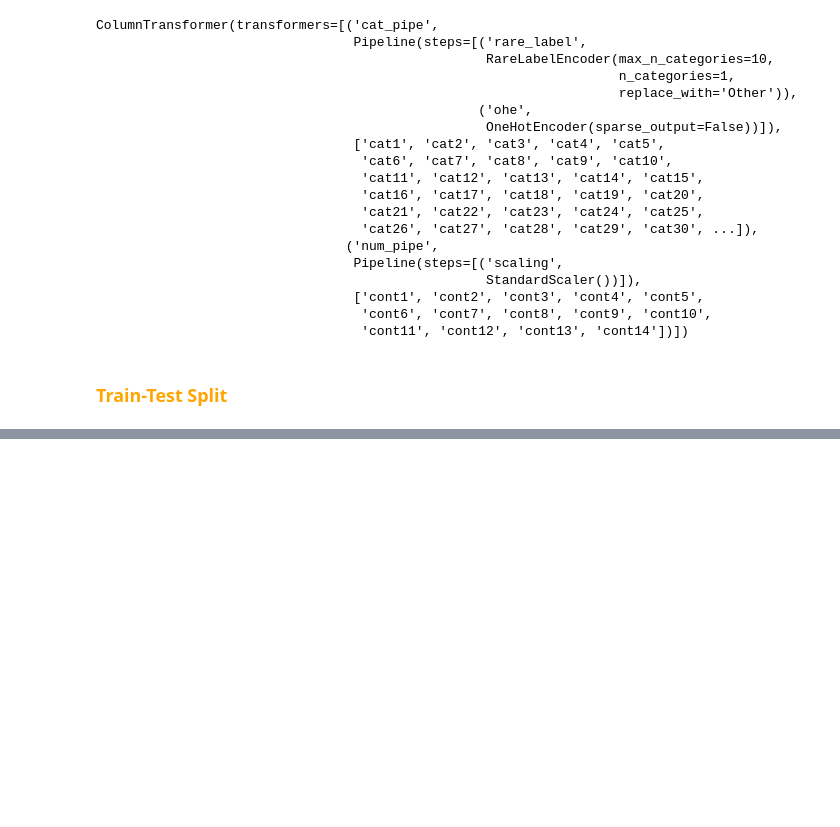
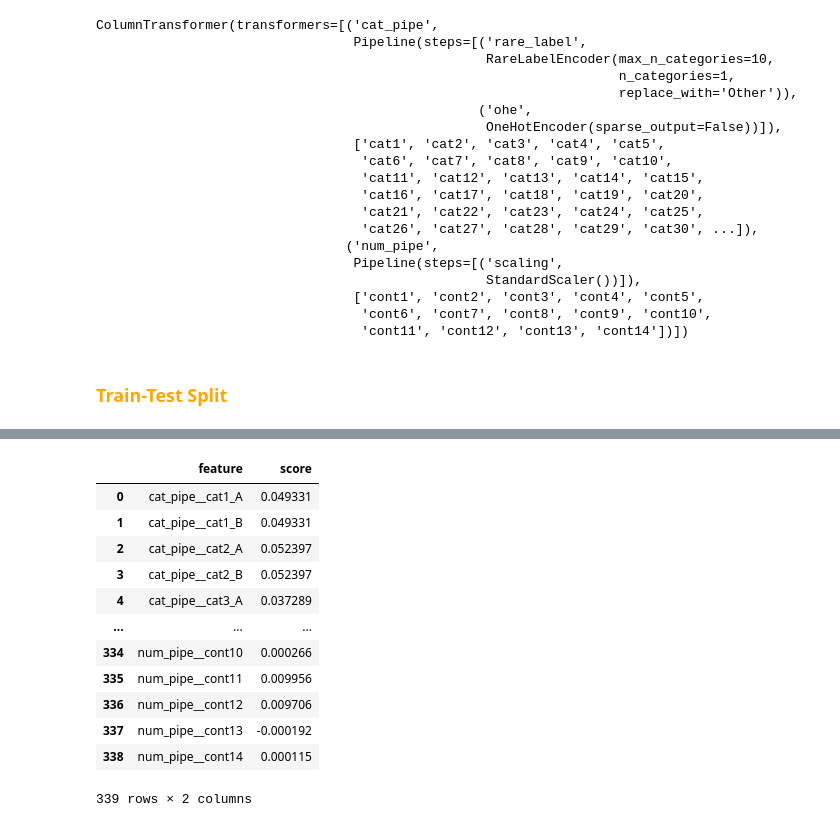
Before and after one commit to Aryan-Kaisth/Tail_Risk_Modeling_of_Insurance_Claim_Severity, a Jupyter notebook: notebooks/feature_engineering.ipynb, the cells around one changed output, grey strips where cells are left out. Saved outputs shown, nothing was run; the diff lists cells and outputs as text; code cells hidden in the pictures; blank space fills up the shorter version.

```diff
--- a/notebooks/feature_engineering.ipynb
+++ b/notebooks/feature_engineering.ipynb
@@ -333,0 +470,26 @@ preprocessing_pipe.fit_transform(X_train, y_train)
+# %%
+perf_df = (
+    pd.DataFrame
+    .from_dict(
+        select_bysingle_feature.feature_performance_,
+        orient="index",
+        columns=["score"]
+    )
+    .reset_index()
+    .rename(columns={"index": "feature"})
+)
+perf_df
+# %% [output]
+|  | feature | score |
+| 0 | cat_pipe__cat1_A | 0.049331 |
+| 1 | cat_pipe__cat1_B | 0.049331 |
+| 2 | cat_pipe__cat2_A | 0.052397 |
+| 3 | cat_pipe__cat2_B | 0.052397 |
+| 4 | cat_pipe__cat3_A | 0.037289 |
+| ... | ... | ... |
+| 334 | num_pipe__cont10 | 0.000266 |
+| 335 | num_pipe__cont11 | 0.009956 |
+| 336 | num_pipe__cont12 | 0.009706 |
+| 337 | num_pipe__cont13 | -0.000192 |
+| 338 | num_pipe__cont14 | 0.000115 |
+339 rows × 2 columns
```
Also changed, not shown: parts of 15 cells of this notebook.
